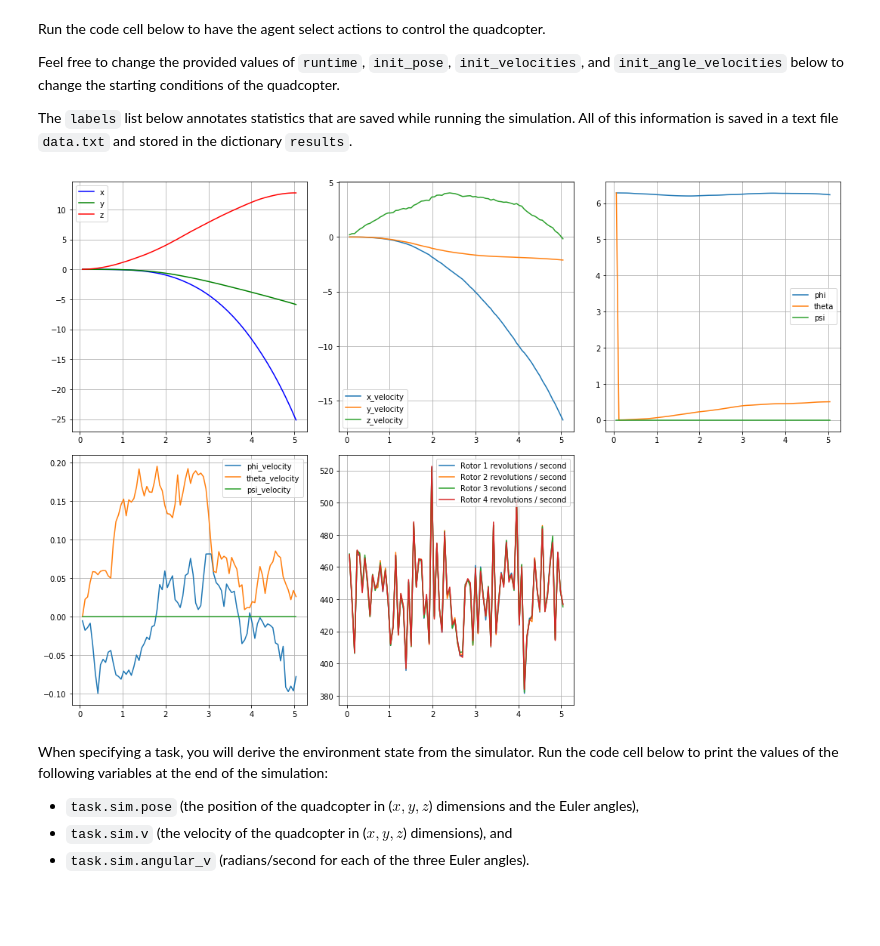
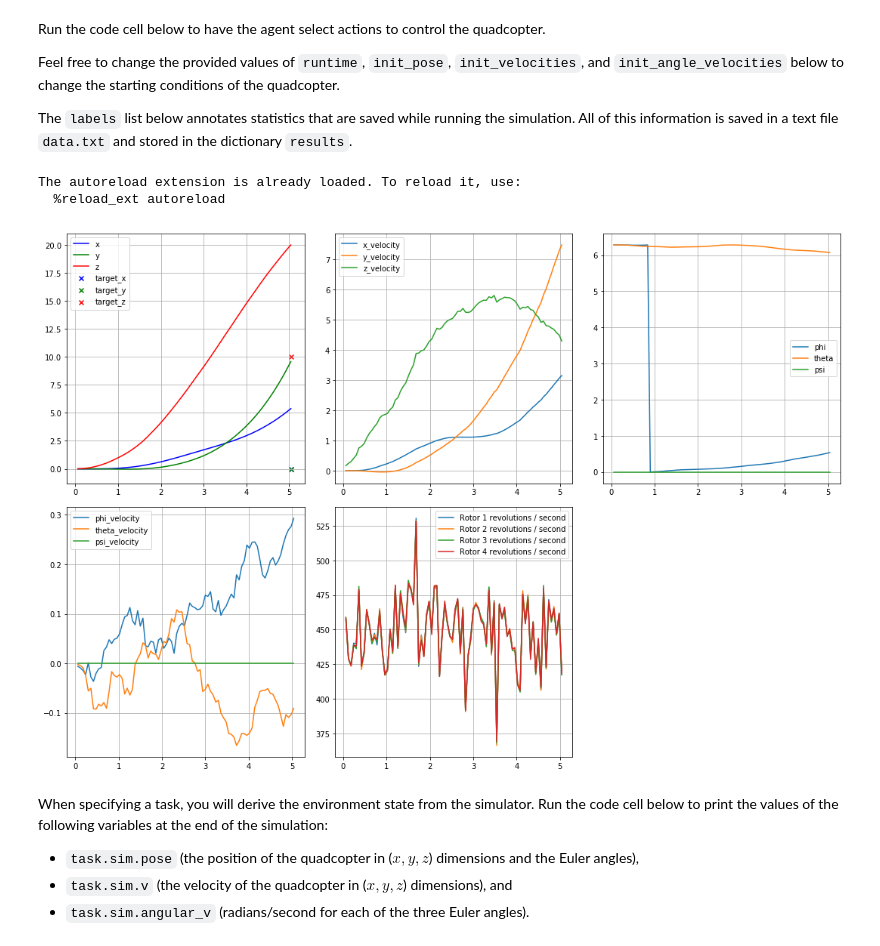
Before and after one commit to KnollFrank/RL-Quadcopter-2, a Jupyter notebook: Quadcopter_Project.ipynb, the cells around one changed output. Drawn from its saved outputs; the diff is of its cells as text; code cells hidden in the pictures; blank space fills up the shorter version.

```diff
--- a/Quadcopter_Project.ipynb
+++ b/Quadcopter_Project.ipynb
@@ -155,25 +155,27 @@ def plot_total_rewards_per_episode(total_rewards_per_episode):
 # %%
 %load_ext autoreload
 %autoreload 2
 
 import csv
 import numpy as np
 from tasks.target_pos_task import TargetPosTask
 
 # Modify the values below to give the quadcopter a different starting position.
 runtime = 5.                                     # time limit of the episode
 init_pose = np.array([0., 0., 0., 0., 0., 0.])   # initial pose
 init_velocities = np.array([0., 0., 0.])         # initial velocities
 init_angle_velocities = np.array([0., 0., 0.])   # initial angle velocities
 
 # Setup
 task = TargetPosTask(init_pose, init_velocities, init_angle_velocities, runtime)
 agent = Basic_Agent(task)
 
 results = evaluate_agent(agent)
-plot(results)
+plot(results, task.target_pos)
 # %% [output]
+The autoreload extension is already loaded. To reload it, use:
+  %reload_ext autoreload
-[figure, old version]
+[figure, new version]
 # %% [markdown]
 When specifying a task, you will derive the environment state from the simulator.  Run the code cell below to print the values of the following variables at the end of the simulation:
 - `task.sim.pose` (the position of the quadcopter in ($x,y,z$) dimensions and the Euler angles),
```
Also changed, not shown: parts of 12 cells of this notebook, 1 other file.
